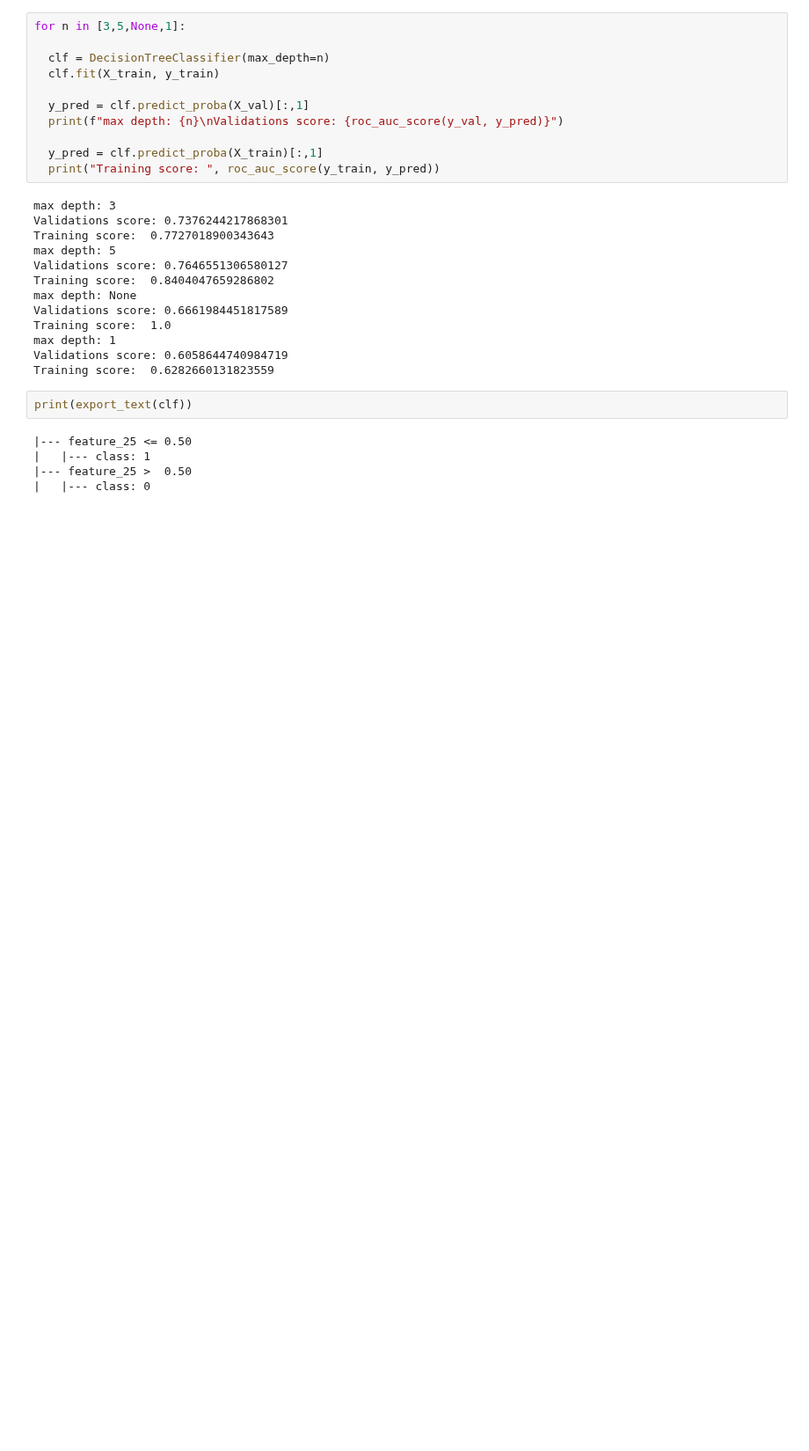
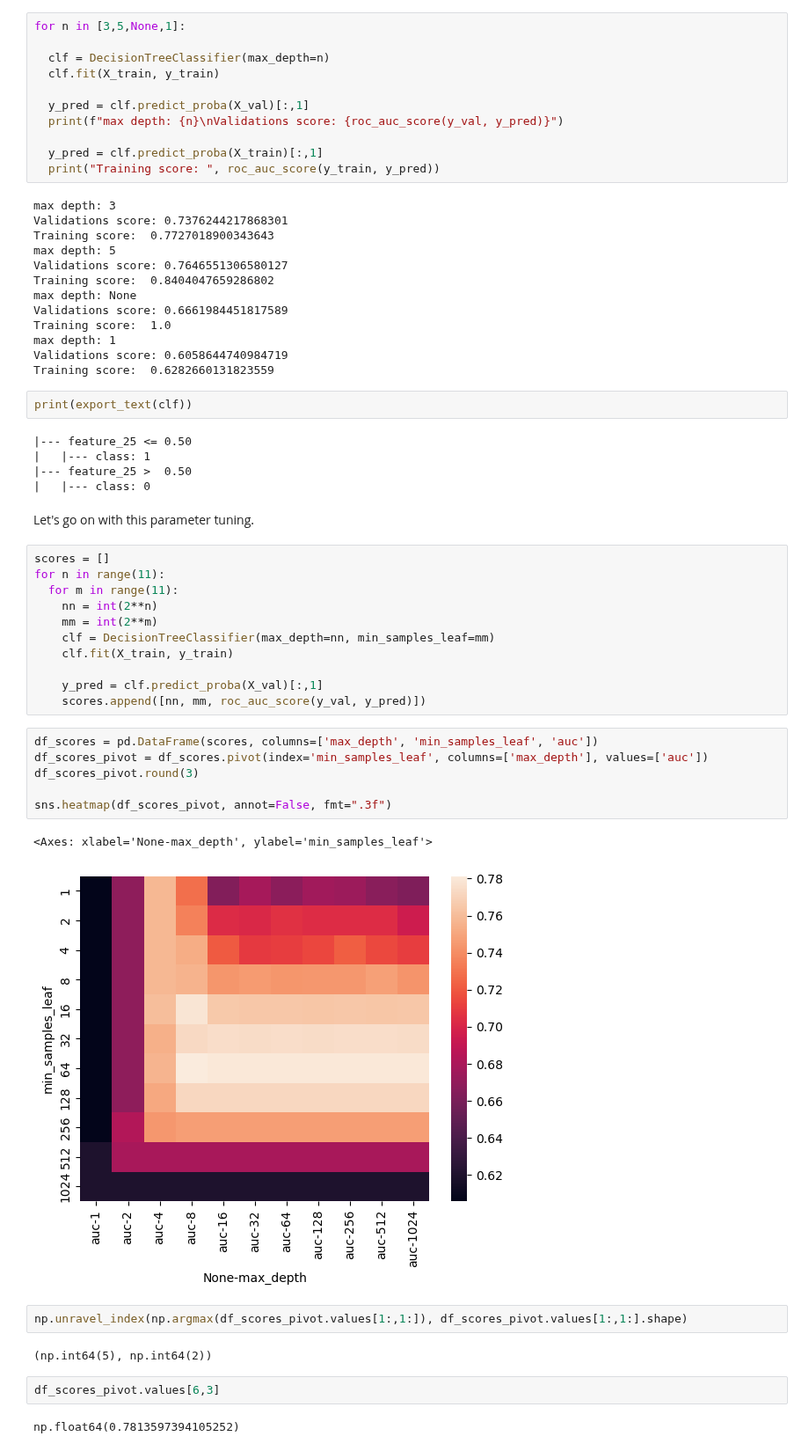
Before and after one commit to martinjimenez388/Road_to_alternatives, a Jupyter notebook: Hmw_MLZoomCamp_6.ipynb, the cells around one changed output. Shown at 88% size. Saved outputs shown, nothing was run; the diff lists cells and outputs as text; blank space fills up the shorter version.

```diff
--- a/Hmw_MLZoomCamp_6.ipynb
+++ b/Hmw_MLZoomCamp_6.ipynb
@@ -180,3 +180,33 @@ print(export_text(clf))
 |   |--- class: 1
 |--- feature_25 >  0.50
 |   |--- class: 0
+# %% [markdown]
+Let's go on with this parameter tuning.
+# %%
+scores = []
+for n in range(11):
+  for m in range(11):
+    nn = int(2**n)
+    mm = int(2**m)
+    clf = DecisionTreeClassifier(max_depth=nn, min_samples_leaf=mm)
+    clf.fit(X_train, y_train)
+
+    y_pred = clf.predict_proba(X_val)[:,1]
+    scores.append([nn, mm, roc_auc_score(y_val, y_pred)])
+# %%
+df_scores = pd.DataFrame(scores, columns=['max_depth', 'min_samples_leaf', 'auc'])
+df_scores_pivot = df_scores.pivot(index='min_samples_leaf', columns=['max_depth'], values=['auc'])
+df_scores_pivot.round(3)
+
+sns.heatmap(df_scores_pivot, annot=False, fmt=".3f")
+# %% [output]
+<Axes: xlabel='None-max_depth', ylabel='min_samples_leaf'>
+[figure, added]
+# %%
+np.unravel_index(np.argmax(df_scores_pivot.values[1:,1:]), df_scores_pivot.values[1:,1:].shape)
+# %% [output]
+(np.int64(5), np.int64(2))
+# %%
+df_scores_pivot.values[6,3]
+# %% [output]
+np.float64(0.7813597394105252)
```
Also changed, not shown: parts of 1 cell of this notebook.
